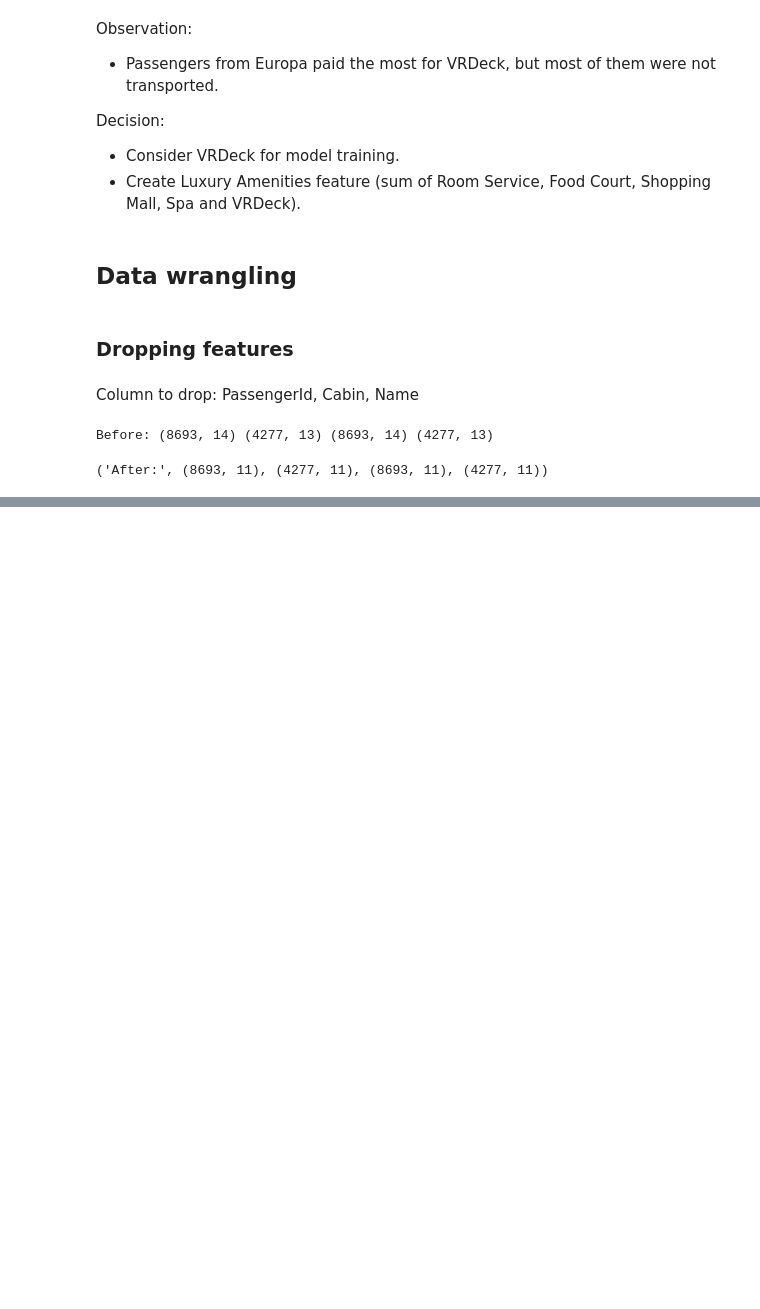
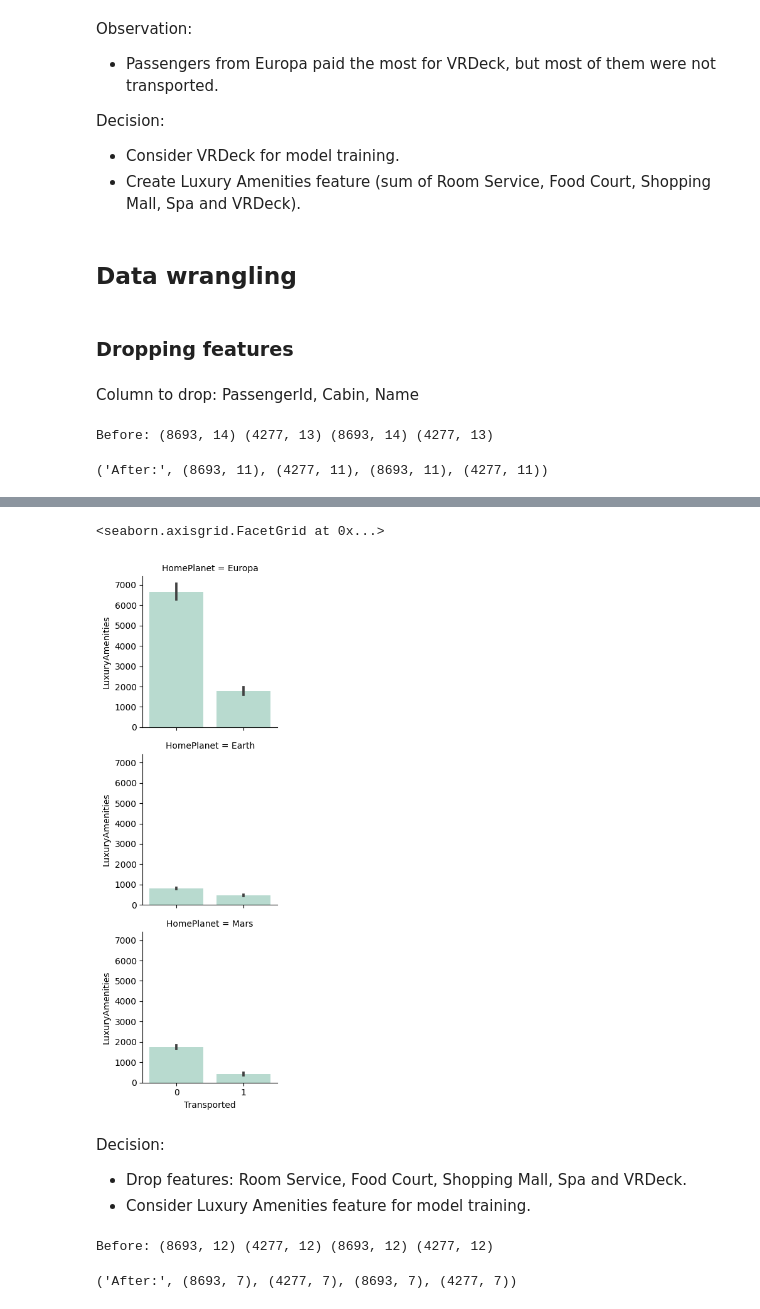
Before and after one commit to MartaSeidler/Kaggle_Competition_Spaceship_Titanic, a Jupyter notebook: spaceship-titanic.ipynb, the cells around one changed output, grey strips where cells are left out. Saved outputs shown, nothing was run; the diff lists cells and outputs as text; code cells hidden in the pictures; blank space fills up the shorter version.

```diff
--- a/spaceship-titanic.ipynb
+++ b/spaceship-titanic.ipynb
@@ -270,0 +299,22 @@ Before: (8693, 14) (4277, 13) (8693, 14) (4277, 13)
+# %%
+grid = sns.FacetGrid(train_df, row='HomePlanet')
+grid.map(sns.barplot, 'Transported', 'LuxuryAmenities', alpha=.5)
+grid.add_legend()
+# %% [output]
+<seaborn.axisgrid.FacetGrid at 0x...>
+[figure, added]
+# %% [markdown]
+Decision:
+* Drop features: Room Service, Food Court, Shopping Mall, Spa and VRDeck.
+* Consider Luxury Amenities feature for model training.
+# %%
+print('Before:', train_df.shape, test_df.shape, combine[0].shape, combine[1].shape)
+
+train_df = train_df.drop(['RoomService', 'FoodCourt', 'ShoppingMall', 'Spa', 'VRDeck'], axis=1)
+test_df = test_df.drop(['RoomService', 'FoodCourt', 'ShoppingMall', 'Spa', 'VRDeck'], axis=1)
+combine = [train_df, test_df]
+
+'After:', train_df.shape, test_df.shape, combine[0].shape, combine[1].shape
+# %% [output]
+Before: (8693, 12) (4277, 12) (8693, 12) (4277, 12)
+('After:', (8693, 7), (4277, 7), (8693, 7), (4277, 7))
```
Also changed, not shown: parts of 22 cells of this notebook.
